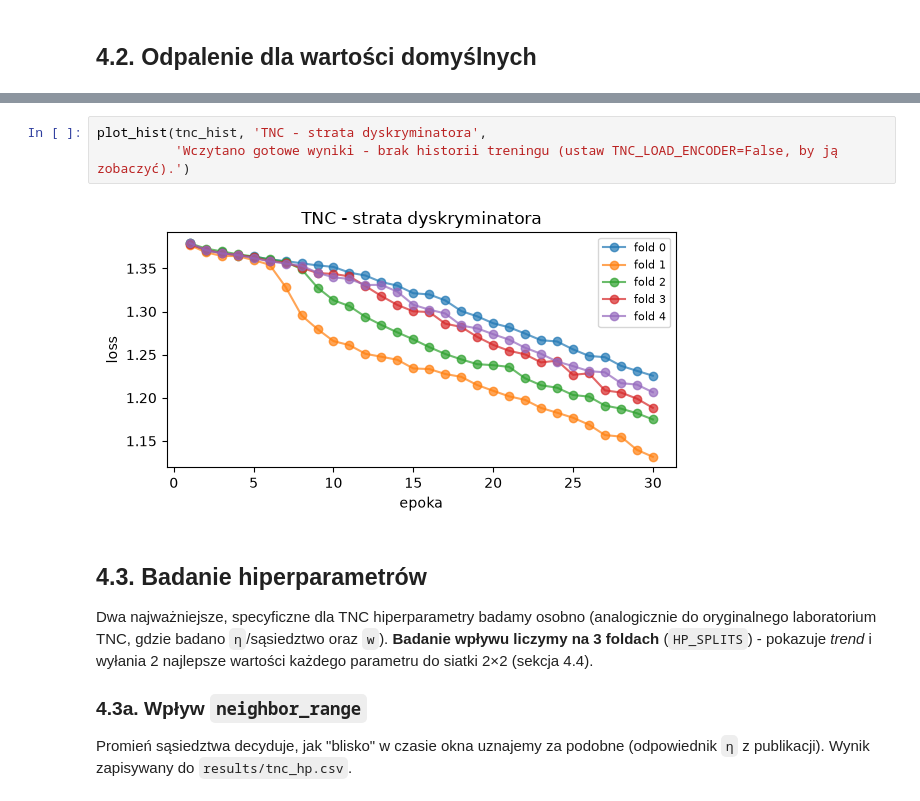
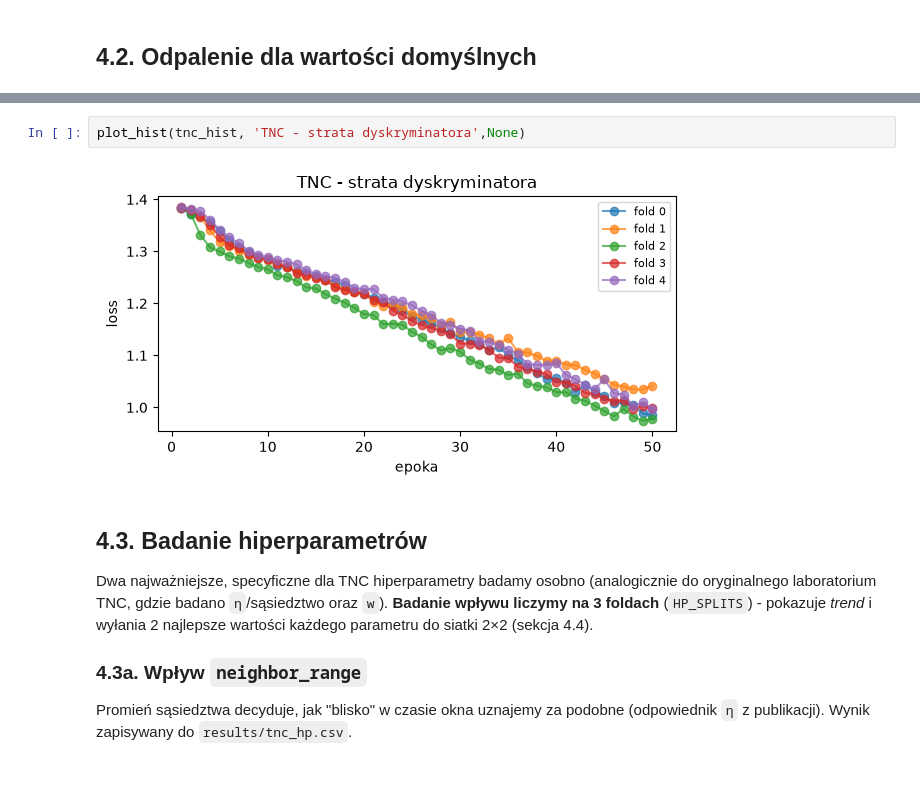
Before and after one commit to Filpus/Alzheimer-classifier, a Jupyter notebook: notebooks/Final_Report.ipynb, the cells around one changed output, grey strips where cells are left out. Saved outputs shown, nothing was run; the diff lists cells and outputs as text.

```diff
--- a/notebooks/Final_Report.ipynb
+++ b/notebooks/Final_Report.ipynb
@@ -266,8 +271,7 @@ TNC (domyślny) | Acc 0.569 ± 0.127 | AUC 0.599 ± 0.146  (0s)
-# %%
-plot_hist(tnc_hist, 'TNC - strata dyskryminatora',
-          'Wczytano gotowe wyniki - brak historii treningu (ustaw TNC_LOAD_ENCODER=False, by ją zobaczyć).')
-# %% [output]
-[figure, removed]
+# %%
+plot_hist(tnc_hist, 'TNC - strata dyskryminatora',None)
+# %% [output]
+[figure, added]
 # %% [markdown]
 ## 4.3. Badanie hiperparametrów
 
```
Also changed, not shown: parts of 43 cells of this notebook, 25 other files.
